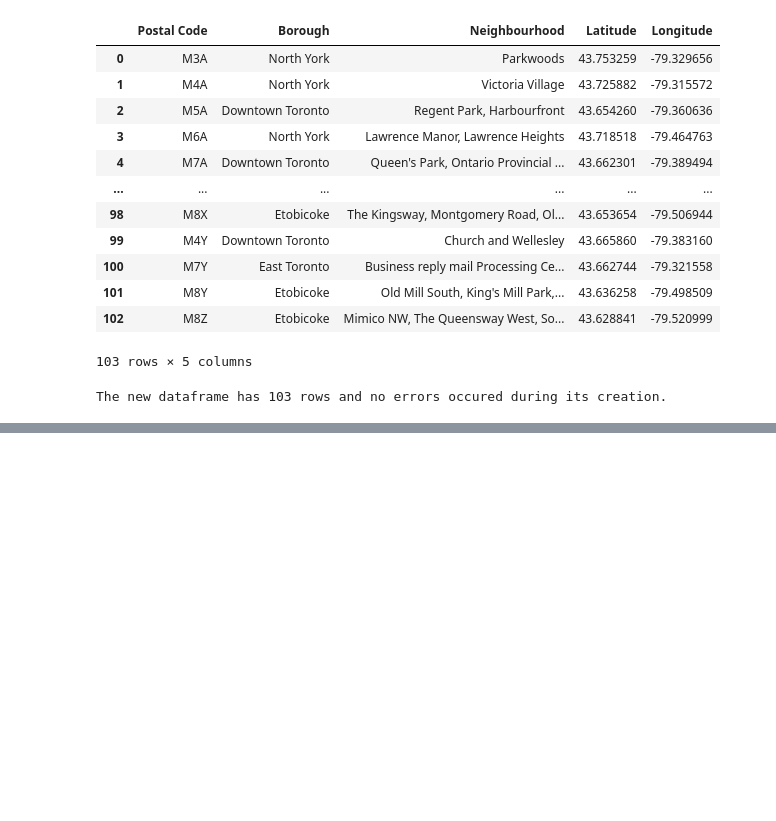
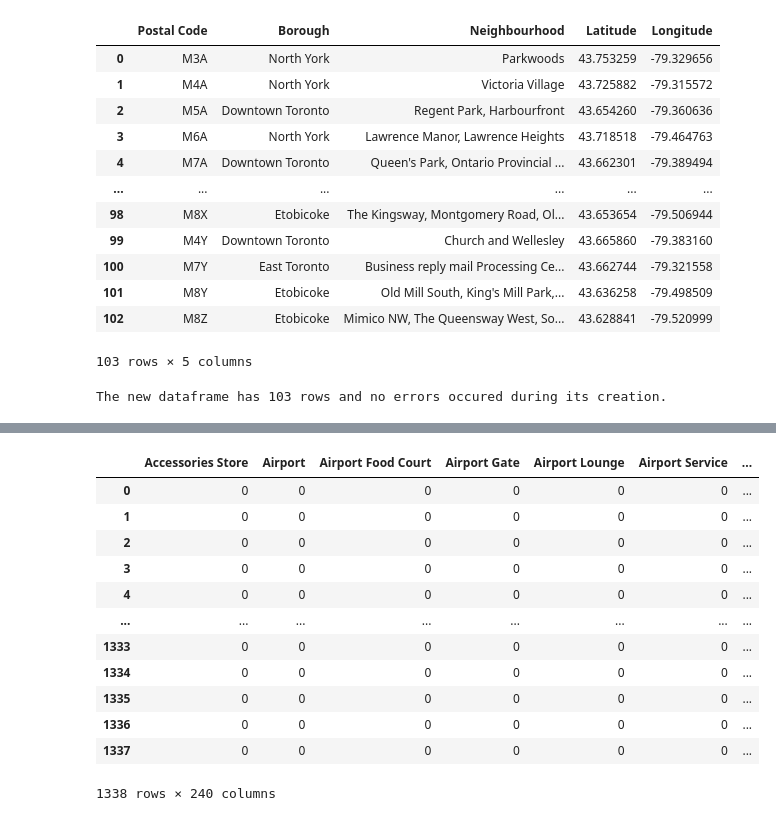
Before and after one commit to ValdsteiN/IBM_Data_Science_certification_course, a Jupyter notebook: 9.Applied Data Science Capstone/Week 3 - Neighborhood Segmentation and Clustering/Week 3 - Final Assignmentof the week.ipynb, the cells around one changed output, grey strips where cells are left out. Saved outputs shown, nothing was run; the diff lists cells and outputs as text; code cells hidden in the pictures; blank space fills up the shorter version.

```diff
--- a/9.Applied Data Science Capstone/Week 3 - Neighborhood Segmentation and Clustering/Week 3 - Final Assignmentof the week.ipynb
+++ b/9.Applied Data Science Capstone/Week 3 - Neighborhood Segmentation and Clustering/Week 3 - Final Assignmentof the week.ipynb
@@ -226,0 +432,17 @@ The new dataframe has 103 rows and no errors occured during its creation.
+# %%
+toronto_venues_encoded = pd.get_dummies(toronto_venues[['Venue Category']], prefix="", prefix_sep="")
+toronto_venues_encoded
+# %% [output]
+|  | Accessories Store | Airport | Airport Food Court | Airport Gate | Airport Lounge | Airport Service | ... |
+| 0 | 0 | 0 | 0 | 0 | 0 | 0 | ... |
+| 1 | 0 | 0 | 0 | 0 | 0 | 0 | ... |
+| 2 | 0 | 0 | 0 | 0 | 0 | 0 | ... |
+| 3 | 0 | 0 | 0 | 0 | 0 | 0 | ... |
+| 4 | 0 | 0 | 0 | 0 | 0 | 0 | ... |
+| ... | ... | ... | ... | ... | ... | ... | ... |
+| 1333 | 0 | 0 | 0 | 0 | 0 | 0 | ... |
+| 1334 | 0 | 0 | 0 | 0 | 0 | 0 | ... |
+| 1335 | 0 | 0 | 0 | 0 | 0 | 0 | ... |
+| 1336 | 0 | 0 | 0 | 0 | 0 | 0 | ... |
+| 1337 | 0 | 0 | 0 | 0 | 0 | 0 | ... |
+1338 rows × 240 columns
```
Also changed, not shown: parts of 57 cells of this notebook.
